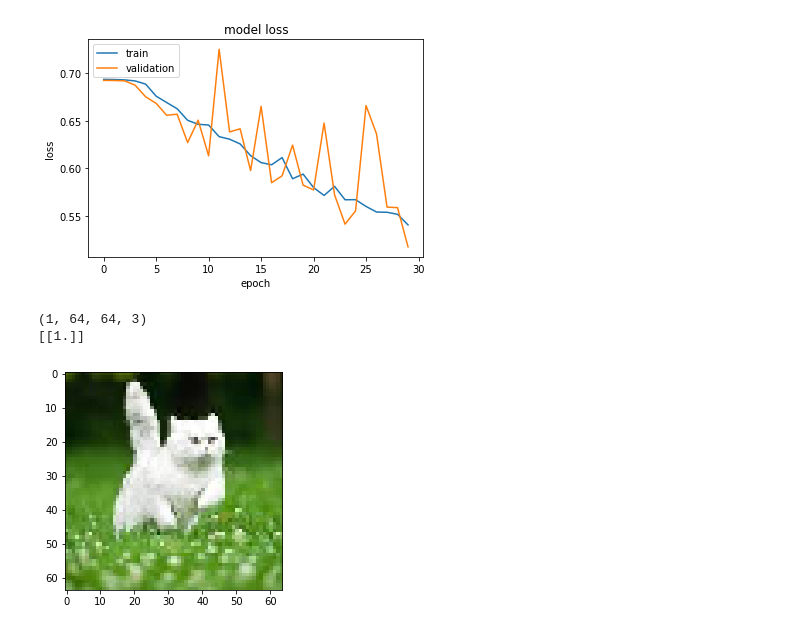
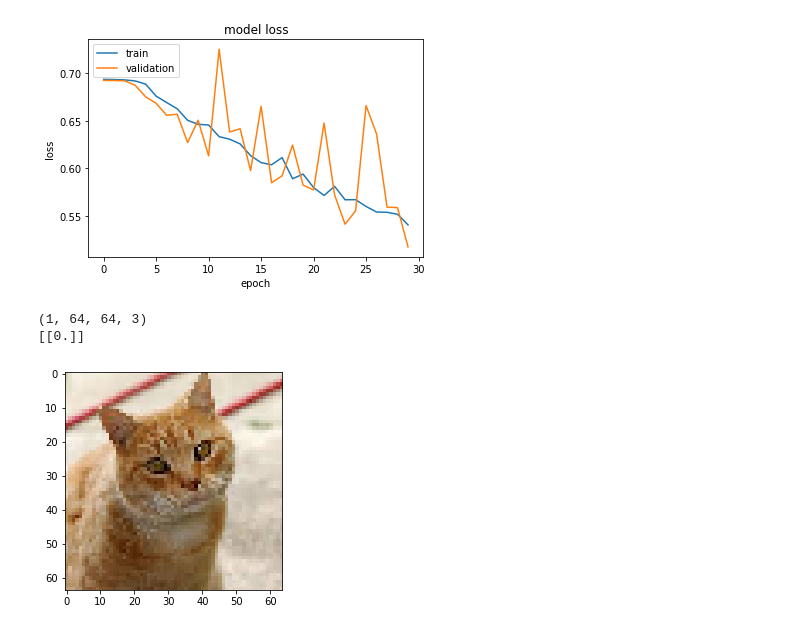
Before and after one commit to SHAKILEASH/catvsdog, a Jupyter notebook: catvsdog_cnn.ipynb, the cells around one changed output. Cells and saved outputs as stored; diff of their text form; code cells hidden in the pictures.

```diff
--- a/catvsdog_cnn.ipynb
+++ b/catvsdog_cnn.ipynb
@@ -223,21 +219,21 @@ plt.show()
 # %%
 import cv2
 from keras.preprocessing import image
 from keras.applications.imagenet_utils import preprocess_input
 img = cv2.imread("images/download.jpg")
 ### START CODE HERE ###
-img_path = 'images/download8.jpg'
+img_path = 'images/download3.jpg'
 ### END CODE HERE ###
 img = image.load_img(img_path, target_size=(64, 64))
 plt.imshow(img)
 
 x = image.img_to_array(img)
 x = np.expand_dims(x, axis=0)
 x = preprocess_input(x)
 print(x.shape)
 
 print(np.floor(model.predict(x)))
 # %% [output]
 (1, 64, 64, 3)
-[[1.]]
+[[0.]]
-[figure, old version]
+[figure, new version]
```
Also changed, not shown: parts of 1 cell of this notebook.
